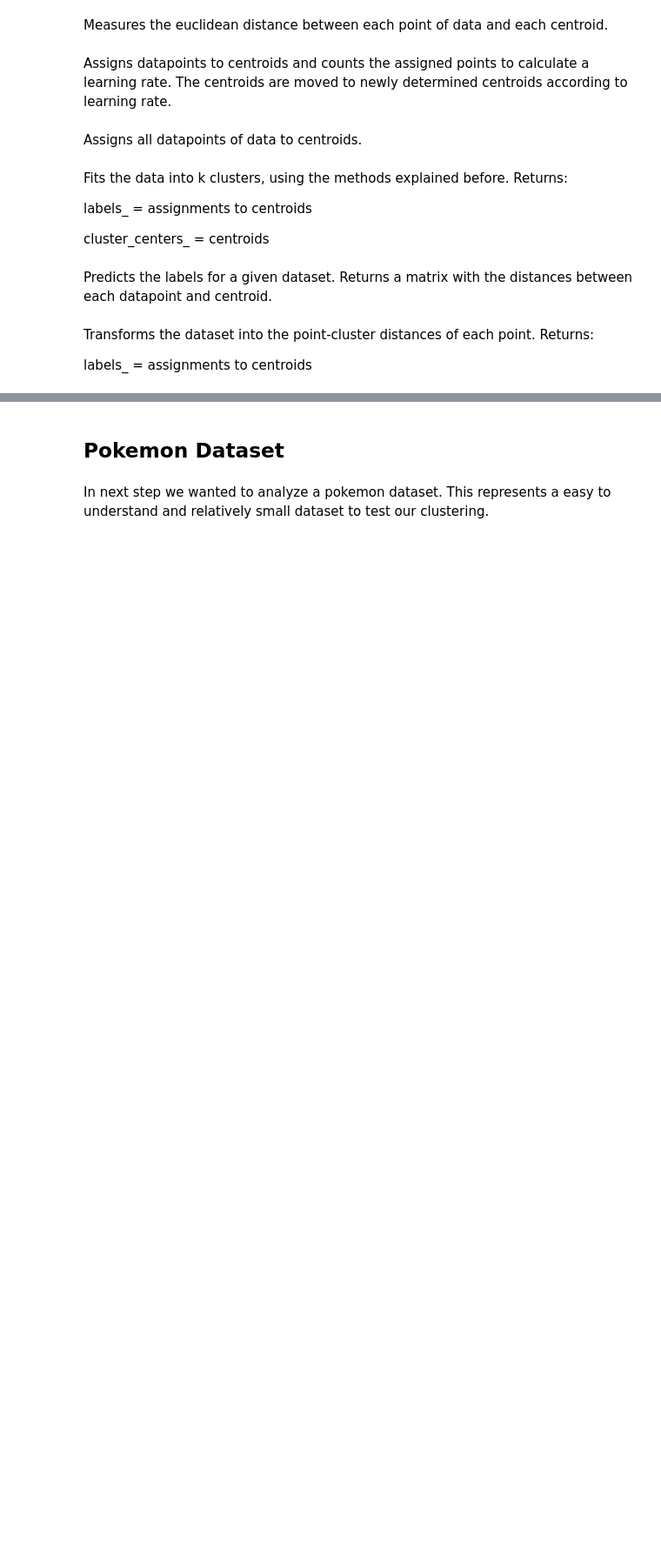
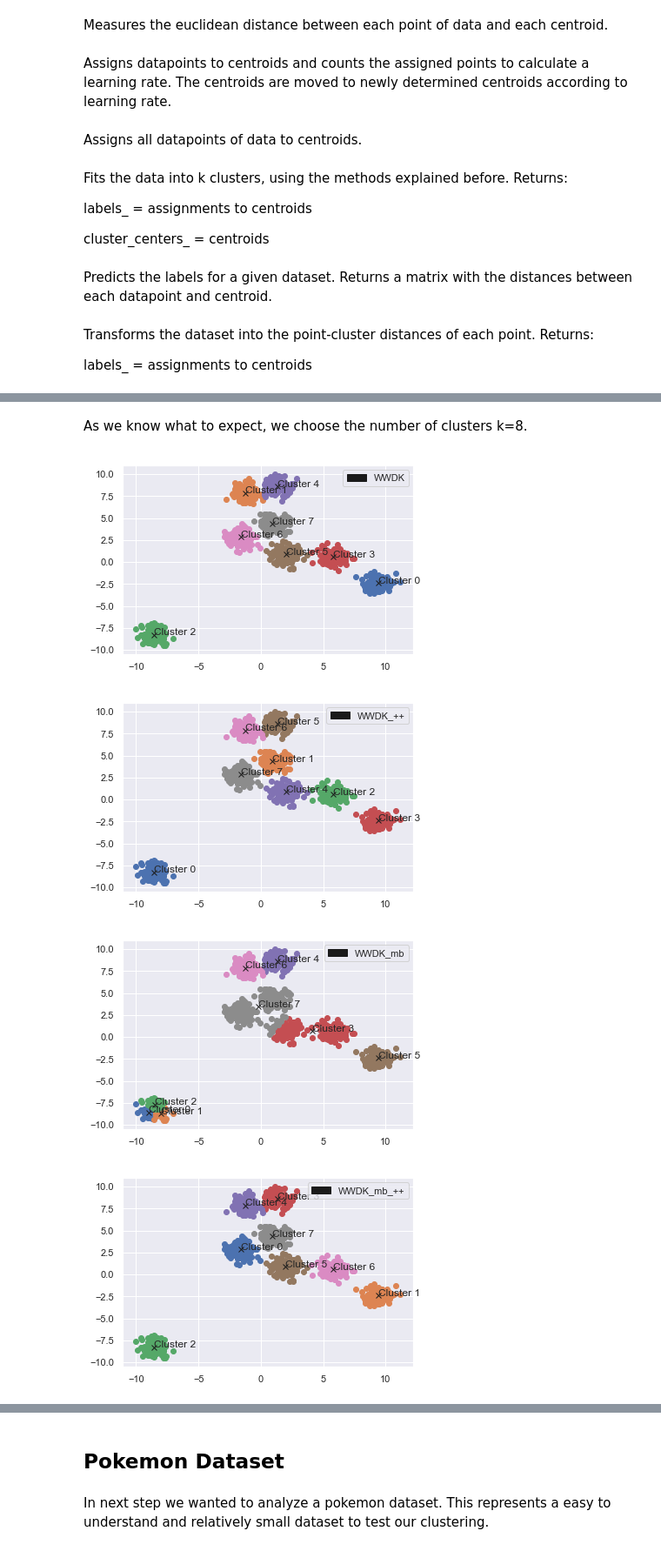
Before and after one commit to datascience-mobi/project-04-group-04, a Jupyter notebook: Group 04-04 KMeans Clustering.ipynb, the cells around one changed output, grey strips where cells are left out. Shown at 87% size. Cells and saved outputs as stored; diff of their text form; code cells hidden in the pictures; blank space fills up the shorter version.

```diff
--- a/Group 04-04 KMeans Clustering.ipynb
+++ b/Group 04-04 KMeans Clustering.ipynb
@@ -122,0 +144,41 @@ labels_ = assignments to centroids
+# %% [markdown]
+As we know what to expect, we choose the number of clusters k=8.
+# %%
+WWDK = cl.Kmeans(method="rng", k=8)
+X1 = WWDK.fit(X)
+
+WWDKplus = cl.Kmeans(k=8)
+X2 = WWDKplus.fit(X)
+
+WWDKmb = cl.MiniBatchKMeans(method="rng", k=8)
+X3 = WWDKmb.fit(X)
+
+WWDKmbplus = cl.MiniBatchKMeans(k=8)
+X4 = WWDKmbplus.fit(X)
+
+SK = sk.KMeans(init="random", n_clusters=8)
+X5 = SK.fit(X)
+
+skplus = sk.KMeans(n_clusters=8)
+X6 = skplus.fit(X)
+
+skmb = sk.MiniBatchKMeans(init="random", n_clusters=8)
+X7 = skmb.fit(X)
+
+skmbplus = sk.MiniBatchKMeans(n_clusters=8)
+X8 = skmbplus.fit(X)
+
+#useful definition from our utilities module to quickly plot clustering
+u.plot_Compare(X,WWDK.labels_, WWDK.cluster_centers_, 8, title="WWDK")
+u.plot_Compare(X,WWDKplus.labels_, WWDKplus.cluster_centers_, 8, title="WWDK_++")
+u.plot_Compare(X,WWDKmb.labels_, WWDKmb.cluster_centers_, 8, title="WWDK_mb")
+u.plot_Compare(X,WWDKmbplus.labels_, WWDKmbplus.cluster_centers_, 8, title="WWDK_mb_++")
+u.plot_Compare(X,SK.labels_, SK.cluster_centers_, 8, title="sk")
+u.plot_Compare(X,skplus.labels_, skplus.cluster_centers_, 8, title="sk_++")
+u.plot_Compare(X,skmb.labels_, skmb.cluster_centers_, 8, title="sk_mb")
+u.plot_Compare(X,skmbplus.labels_,skmbplus.cluster_centers_, 8, title="sk_mb_++")
+# %% [output]
+[figure, added]
+[figure, added]
+[figure, added]
+[figure, added]
```
Also changed, not shown: parts of 44 cells of this notebook, 1 other file.
